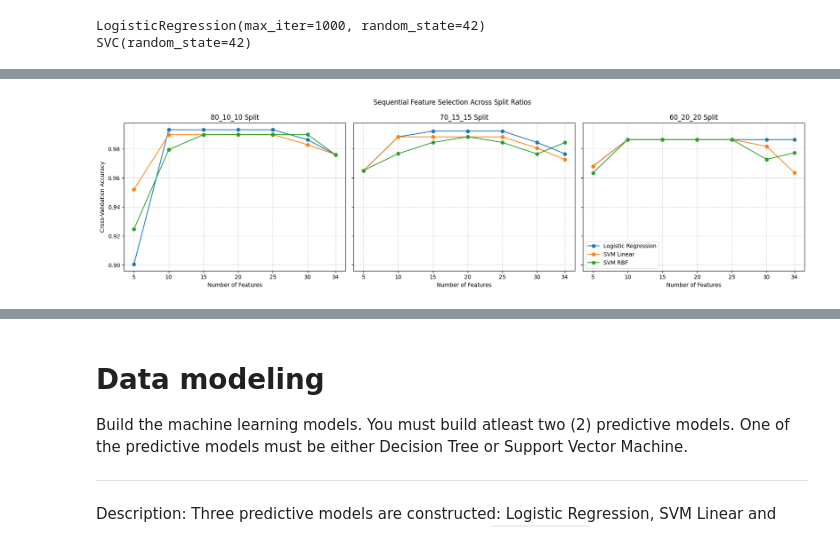
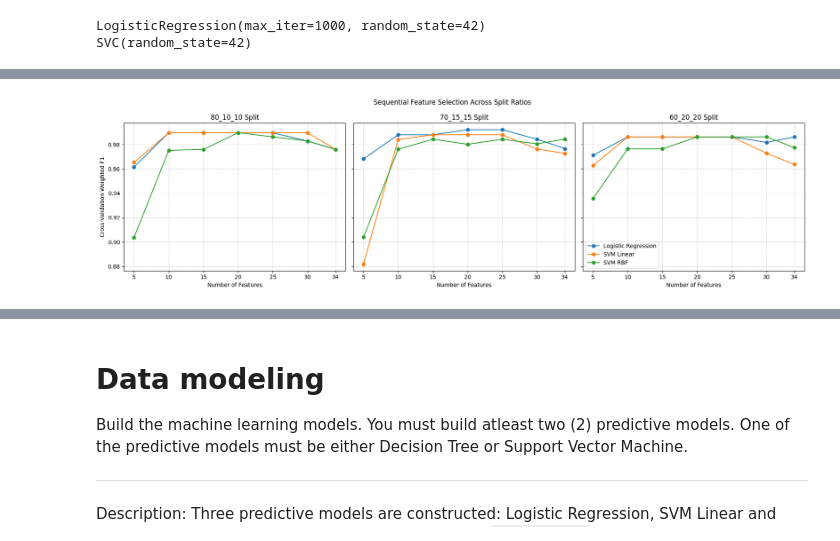
Before and after one commit to Jeffrysoo/CPC-251-Project-1, a Jupyter notebook: CPC251_Project_Combined_Dermatology.ipynb, the cells around one changed output, grey strips where cells are left out. Drawn from its saved outputs; the diff is of its cells as text; code cells hidden in the pictures.

```diff
--- a/CPC251_Project_Combined_Dermatology.ipynb
+++ b/CPC251_Project_Combined_Dermatology.ipynb
@@ -348,6 +368,37 @@ x_val_20, x_test_20, y_val_20, y_test_20 = train_test_split(
     stratify=y_temp_40_for_60
 )
 
+# Impute missing age values separately for each split using the training-set median only.
+# This avoids using validation or test information during preprocessing.
+def impute_age_with_training_median(X_train, X_val, X_test, split_label):
+    X_train = X_train.copy()
+    X_val = X_val.copy()
+    X_test = X_test.copy()
+
+    train_age_median = X_train['age'].median()
+    X_train['age'] = X_train['age'].fillna(train_age_median)
+    X_val['age'] = X_val['age'].fillna(train_age_median)
+    X_test['age'] = X_test['age'].fillna(train_age_median)
+
+    print(f'{split_label} training age median used for imputation: {train_age_median}')
+    return X_train, X_val, X_test
+
+
+x_train_80, x_val_10, x_test_10 = impute_age_with_training_median(
+    x_train_80, x_val_10, x_test_10, '80/10/10'
+)
+x_train_70, x_val_15, x_test_15 = impute_age_with_training_median(
+    x_train_70, x_val_15, x_test_15, '70/15/15'
+)
+x_train_60, x_val_20, x_test_20 = impute_age_with_training_median(
+    x_train_60, x_val_20, x_test_20, '60/20/20'
+)
+
+print('Remaining missing values after split-specific imputation:')
+print('80/10/10:', x_train_80.isnull().sum().sum() + x_val_10.isnull().sum().sum() + x_test_10.isnull().sum().sum())
+print('70/15/15:', x_train_70.isnull().sum().sum() + x_val_15.isnull().sum().sum() + x_test_15.isnull().sum().sum())
+print('60/20/20:', x_train_60.isnull().sum().sum() + x_val_20.isnull().sum().sum() + x_test_20.isnull().sum().sum())
+
 # Store all explicit split variables in a dictionary for easier looping in later preprocessing steps
 split_datasets = {
     '80_10_10': {
@@ -691,7 +745,7 @@ for split_name, split_data in sfs_input_data.items():
                     estimator=model,
                     n_features_to_select=k,
                     direction='forward',
-                    scoring='accuracy',
+                    scoring='f1_weighted',
                     cv=sfs_cv,
                     n_jobs=-1
                 )
@@ -705,12 +759,12 @@ for split_name, split_data in sfs_input_data.items():
                 selected_features = X_sfs.columns[selected_mask].tolist()
                 selected_X = X_sfs.iloc[:, selected_indices]
 
-            # Evaluate the selected feature subset using 5-fold cross-validation accuracy
+            # Evaluate the selected feature subset using 5-fold cross-validation weighted F1-score
             cv_scores = cross_val_score(
                 model,
                 selected_X,
                 y_sfs,
-                scoring='accuracy',
+                scoring='f1_weighted',
                 cv=sfs_cv,
                 n_jobs=-1
             )
@@ -727,7 +781,7 @@ for split_name, split_data in sfs_input_data.items():
             })
 
             # Print progress so the long-running SFS process can be monitored
-            print(f'{split_name} | {model_name} | k={k} | CV accuracy={cv_scores.mean():.4f}')
+            print(f'{split_name} | {model_name} | k={k} | CV weighted F1={cv_scores.mean():.4f}')
 
         # Convert the detailed results into a DataFrame for easier viewing and plotting
         result_df = pd.DataFrame(model_results)
@@ -773,34 +827,34 @@ sfs_summary_df[['split_ratio', 'model', 'number_of_features', 'cv_accuracy', 'cv
 # %%
-# Create subplots to compare feature count against cross-validation accuracy for each split ratio
+# Create subplots to compare feature count against cross-validation weighted F1-score for each split ratio
 fig, axes = plt.subplots(1, 3, figsize=(18, 5), sharey=True)
 
 # Plot one chart per split ratio
 for ax, split_name in zip(axes, sfs_results.keys()):
     # Plot one accuracy curve for each model within the current split ratio
     for model_name, result_df in sfs_results[split_name].items():
         ax.plot(
             result_df['number_of_features'],
             result_df['cv_accuracy'],
             marker='o',
             label=model_name
         )
 
     # Add title, labels, ticks and grid for the current subplot
     ax.set_title(f'{split_name} Split')
     ax.set_xlabel('Number of Features')
     ax.set_xticks(feature_counts)
     ax.grid(True, linestyle='--', alpha=0.6)
 
 # Add a shared y-axis label and legend
-axes[0].set_ylabel('Cross-Validation Accuracy')
+axes[0].set_ylabel('Cross-Validation Weighted F1')
 axes[-1].legend()
 
 # Add an overall title for all three split-ratio plots
 fig.suptitle('Sequential Feature Selection Across Split Ratios')
 plt.tight_layout()
 plt.show()
 # %% [output]
-[figure, old version]
+[figure, new version]
 # %%
 # Create dictionaries to store the best SFS result for each split ratio and each model
 lr_sfs_optimal_results = {}
```
Also changed, not shown: parts of 80 cells of this notebook, 2 other files.
